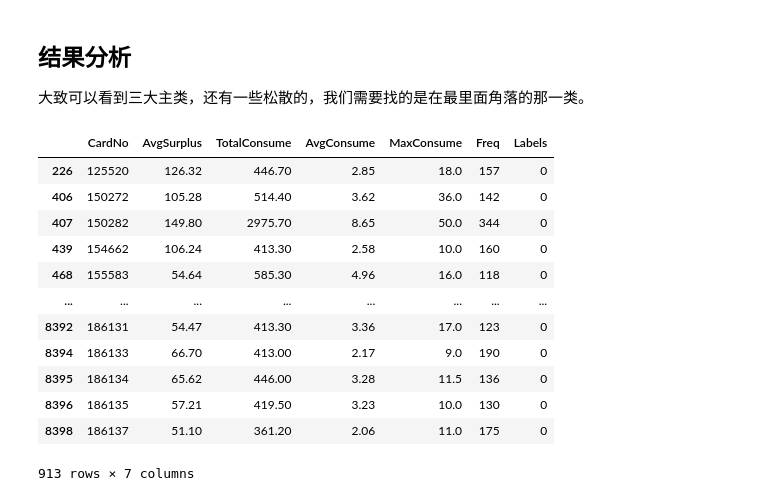
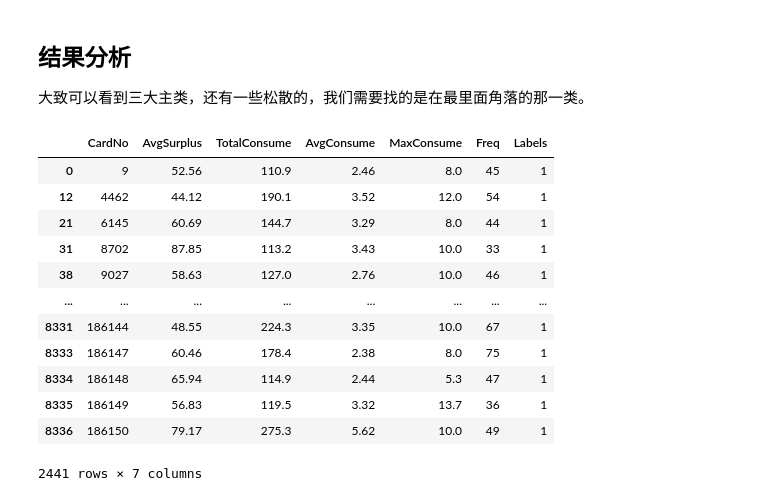
Before and after one commit to nonlinearthink/SCBAnalysis, a Jupyter notebook: model.ipynb, the cells around one changed output. Drawn from its saved outputs; the diff is of its cells as text; code cells hidden in the pictures.

```diff
--- a/model.ipynb
+++ b/model.ipynb
@@ -11,11 +11,14 @@ import matplotlib.pyplot as plt
 from mpl_toolkits.mplot3d import Axes3D
 from  matplotlib.colors import  rgb2hex
 import numpy as np
+import warnings
 # 解决matplotlib无法正常显示中文的问题
 plt.rcParams['font.sans-serif'] = ['STHeiti']
 # plt.rcParams['font.sans-serif'] = ['Simhei']
 plt.rcParams['axes.unicode_minus'] = False
 amount = pd.read_csv('consume.csv')
+# 筛选出所有的非公共消费，有部分消费是水电费等消费
+amount = amount[amount.Dept.str.contains('食')|amount.Dept.str.contains('超市')]
 # %% [markdown]
 ## 创建消费特征表
 # %%
@@ -126,20 +129,22 @@ drawing label 4
 # %%
 # 根据上图请自行调整，因为K-Means分类的label值不稳定，所以每次运行完前面的无比更改这个值
 # 这个类是上图中所有项都最低的那一个类
-group_label = 0
+group_label = 1
 deep_model = evaluation[evaluation.Labels==group_label]
+deep_model['AvgSurplus'] = deep_model['AvgSurplus'].astype("float64")
+deep_model['TotalConsume'] = deep_model['TotalConsume'].astype("float64")
 deep_model
 # %% [output]
 |  | CardNo | AvgSurplus | TotalConsume | AvgConsume | MaxConsume | Freq | Labels |
-| 226 | 125520 | 126.32 | 446.70 | 2.85 | 18.0 | 157 | 0 |
-| 406 | 150272 | 105.28 | 514.40 | 3.62 | 36.0 | 142 | 0 |
-| 407 | 150282 | 149.80 | 2975.70 | 8.65 | 50.0 | 344 | 0 |
-| 439 | 154662 | 106.24 | 413.30 | 2.58 | 10.0 | 160 | 0 |
-| 468 | 155583 | 54.64 | 585.30 | 4.96 | 16.0 | 118 | 0 |
+| 0 | 9 | 52.56 | 110.9 | 2.46 | 8.0 | 45 | 1 |
+| 12 | 4462 | 44.12 | 190.1 | 3.52 | 12.0 | 54 | 1 |
+| 21 | 6145 | 60.69 | 144.7 | 3.29 | 8.0 | 44 | 1 |
+| 31 | 8702 | 87.85 | 113.2 | 3.43 | 10.0 | 33 | 1 |
+| 38 | 9027 | 58.63 | 127.0 | 2.76 | 10.0 | 46 | 1 |
 | ... | ... | ... | ... | ... | ... | ... | ... |
-| 8392 | 186131 | 54.47 | 413.30 | 3.36 | 17.0 | 123 | 0 |
-| 8394 | 186133 | 66.70 | 413.00 | 2.17 | 9.0 | 190 | 0 |
-| 8395 | 186134 | 65.62 | 446.00 | 3.28 | 11.5 | 136 | 0 |
-| 8396 | 186135 | 57.21 | 419.50 | 3.23 | 10.0 | 130 | 0 |
-| 8398 | 186137 | 51.10 | 361.20 | 2.06 | 11.0 | 175 | 0 |
+| 8331 | 186144 | 48.55 | 224.3 | 3.35 | 10.0 | 67 | 1 |
+| 8333 | 186147 | 60.46 | 178.4 | 2.38 | 8.0 | 75 | 1 |
+| 8334 | 186148 | 65.94 | 114.9 | 2.44 | 5.3 | 47 | 1 |
+| 8335 | 186149 | 56.83 | 119.5 | 3.32 | 13.7 | 36 | 1 |
+| 8336 | 186150 | 79.17 | 275.3 | 5.62 | 10.0 | 49 | 1 |
-913 rows × 7 columns
+2441 rows × 7 columns
```
Also changed, not shown: parts of 9 cells of this notebook, 3 other files.
